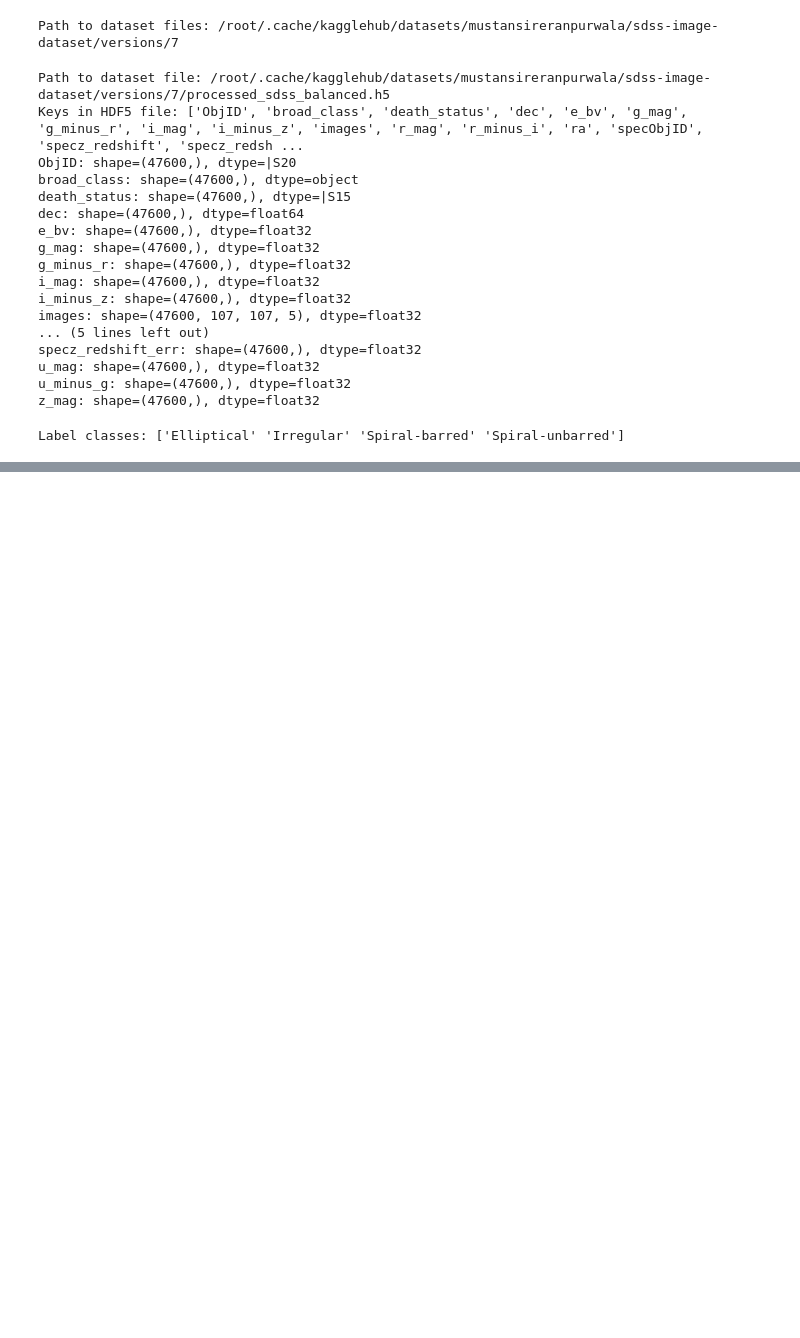
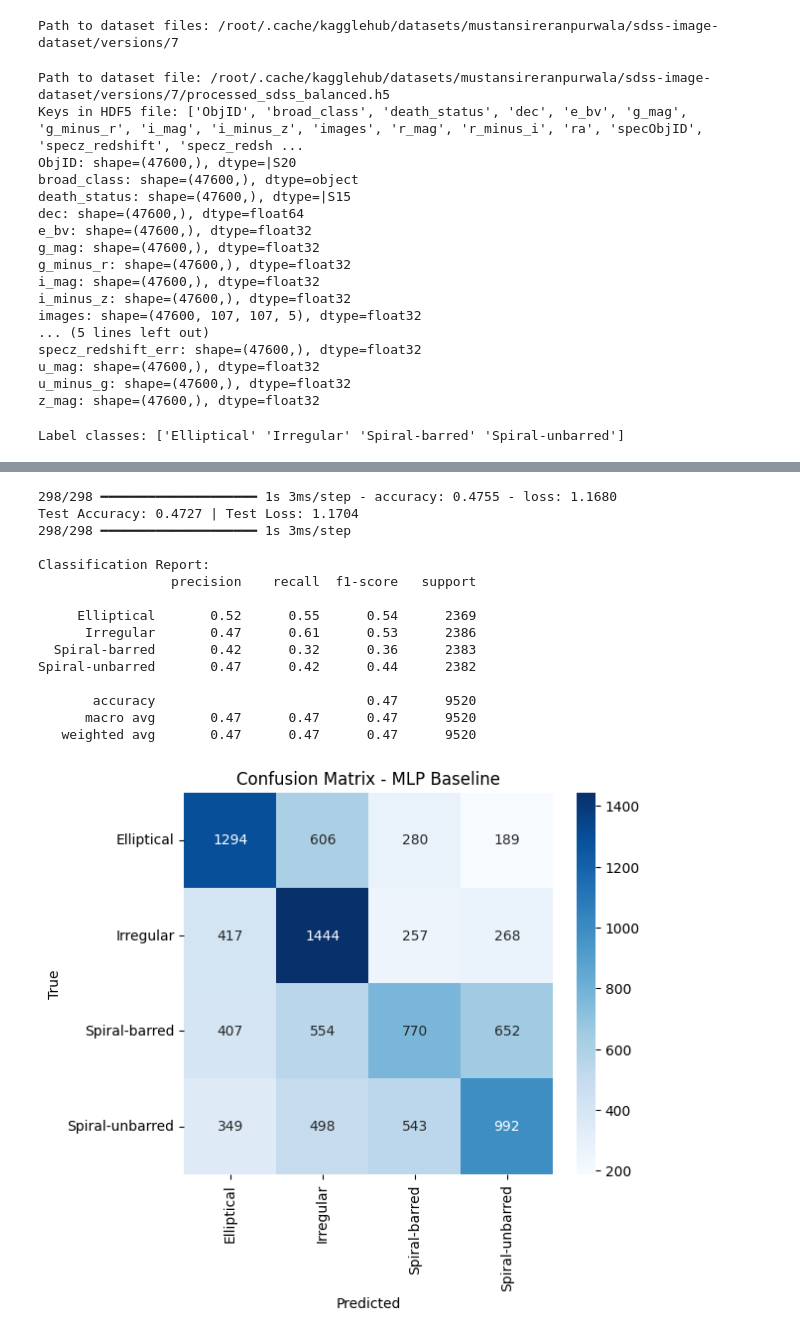
Before and after one commit to la2015-hw/Group_10, a Jupyter notebook: MLP_morphology_classification.ipynb, the cells around one changed output, grey strips where cells are left out. Saved outputs shown, nothing was run; the diff lists cells and outputs as text; code cells hidden in the pictures; blank space fills up the shorter version.

```diff
--- a/MLP_morphology_classification.ipynb
+++ b/MLP_morphology_classification.ipynb
@@ -206,29 +206,29 @@ model_m2a, hist_m2a = run_experiment_morph(
 model_m2b, hist_m2b = run_experiment_morph(
     build_mlp_m2,
     X_train, y_train, 1e-3,
-    run_name='morph_mlp_512_256_128_1e-4'
+    run_name='morph_mlp_512_256_128_1e-3'
 )
 model_m2c, hist_m2c = run_experiment_morph(
     build_mlp_m2,
-    X_train, y_train, 5e-3,
-    run_name='morph_mlp_512_256_128_1e-4'
+    X_train, y_train, 5e-4,
+    run_name='morph_mlp_512_256_128_5e-4'
 )
 
 
 model_m3a, hist_m3a = run_experiment_morph(
     build_mlp_m3,
     X_train, y_train, 1e-4,
-    run_name='morph_mlp_128_64'
+    run_name='morph_mlp_128_64_1e-4'
 )
 model_m3b, hist_m3b = run_experiment_morph(
     build_mlp_m3,
     X_train, y_train, 1e-3,
-    run_name='morph_mlp_128_64'
+    run_name='morph_mlp_128_64_1e-3'
 )
 model_m3c, hist_m3c = run_experiment_morph(
     build_mlp_m3,
-    X_train, y_train, 5e-3,
-    run_name='morph_mlp_128_64'
+    X_train, y_train, 5e-4,
+    run_name='morph_mlp_128_64_5e-4'
 )
 # %% [output]
 Epoch 1/30
@@ -257,0 +299,42 @@ WARNING:absl:You are saving your model as an HDF5 file via `model.save()` or `ke
+# %%
+from sklearn.metrics import classification_report, confusion_matrix
+import seaborn as sns
+import matplotlib.pyplot as plt
+
+# Evaluate on test data
+test_loss, test_acc = model_m2b.evaluate(X_test, y_test)
+print(f"Test Accuracy: {test_acc:.4f} | Test Loss: {test_loss:.4f}")
+
+# Predictions
+y_pred = np.argmax(model_m2b.predict(X_test), axis=1)
+
+# Classification report
+print("\nClassification Report:")
+print(classification_report(y_test, y_pred, target_names=label_encoder.classes_))
+
+# Confusion Matrix
+plt.figure(figsize=(6, 5))
+sns.heatmap(confusion_matrix(y_test, y_pred), annot=True, fmt='d',
+            xticklabels=label_encoder.classes_,
+            yticklabels=label_encoder.classes_, cmap='Blues')
+plt.title("Confusion Matrix - MLP Baseline")
+plt.xlabel("Predicted")
+plt.ylabel("True")
+plt.show()
+# %% [output]
+298/298 ━━━━━━━━━━━━━━━━━━━━ 1s 3ms/step - accuracy: 0.4755 - loss: 1.1680
+Test Accuracy: 0.4727 | Test Loss: 1.1704
+298/298 ━━━━━━━━━━━━━━━━━━━━ 1s 3ms/step
+
+Classification Report:
+                 precision    recall  f1-score   support
+
+     Elliptical       0.52      0.55      0.54      2369
+      Irregular       0.47      0.61      0.53      2386
+  Spiral-barred       0.42      0.32      0.36      2383
+Spiral-unbarred       0.47      0.42      0.44      2382
+
+       accuracy                           0.47      9520
+      macro avg       0.47      0.47      0.47      9520
+   weighted avg       0.47      0.47      0.47      9520
+[figure, added]
```
Also changed, not shown: parts of 4 cells of this notebook.
